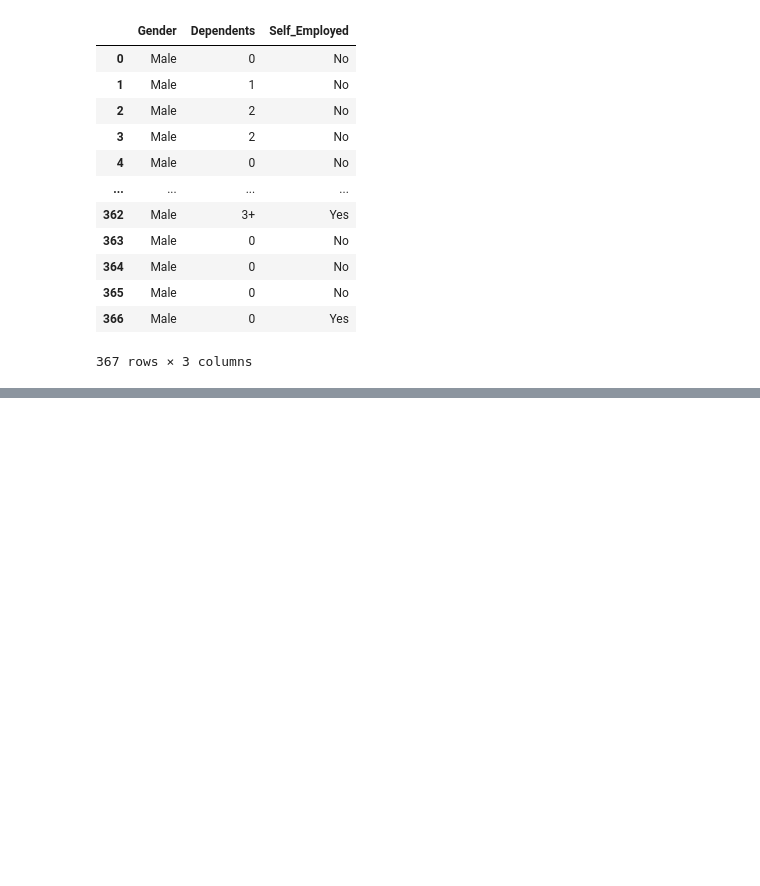
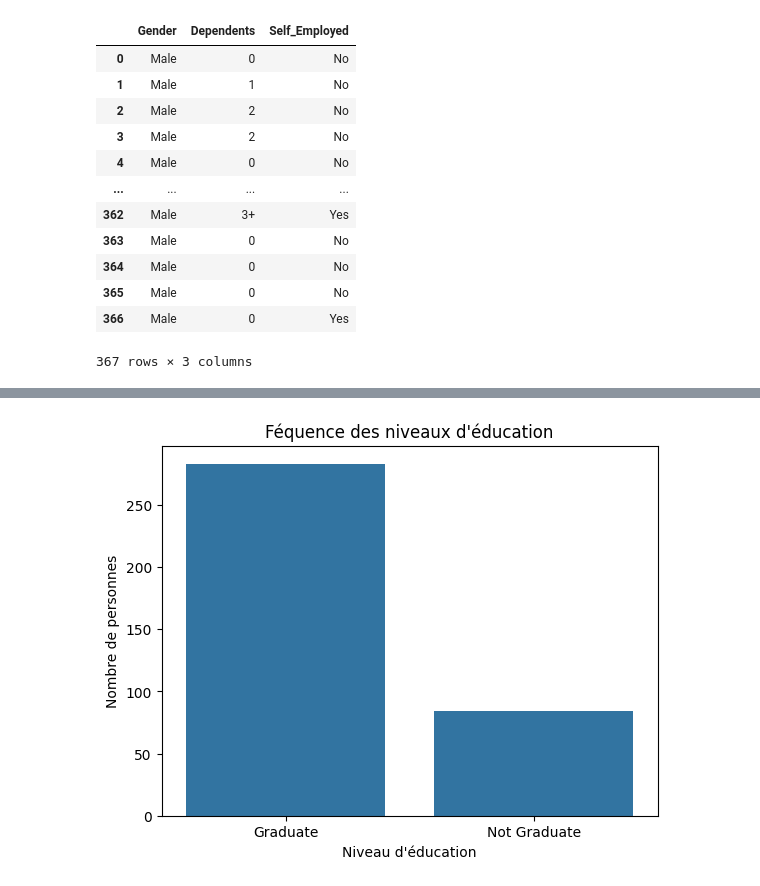
Before and after one commit to Pi-poel1/personal_data_analysis_project, a Jupyter notebook: data_analysis_projet.ipynb, the cells around one changed output, grey strips where cells are left out. Cells and saved outputs as stored; diff of their text form; code cells hidden in the pictures; blank space fills up the shorter version.

```diff
--- a/data_analysis_projet.ipynb
+++ b/data_analysis_projet.ipynb
@@ -96,0 +153,9 @@ dtype: int64
+# %%
+#Afficher le nombre de personnes par niveau d'éducation
+sns.countplot(x='Education', data=df)
+plt.title("Féquence des niveaux d'éducation")
+plt.ylabel('Nombre de personnes')
+plt.xlabel('Niveau d\'éducation')
+plt.show()
+# %% [output]
+[figure, added]
```
Also changed, not shown: parts of 33 cells of this notebook.
